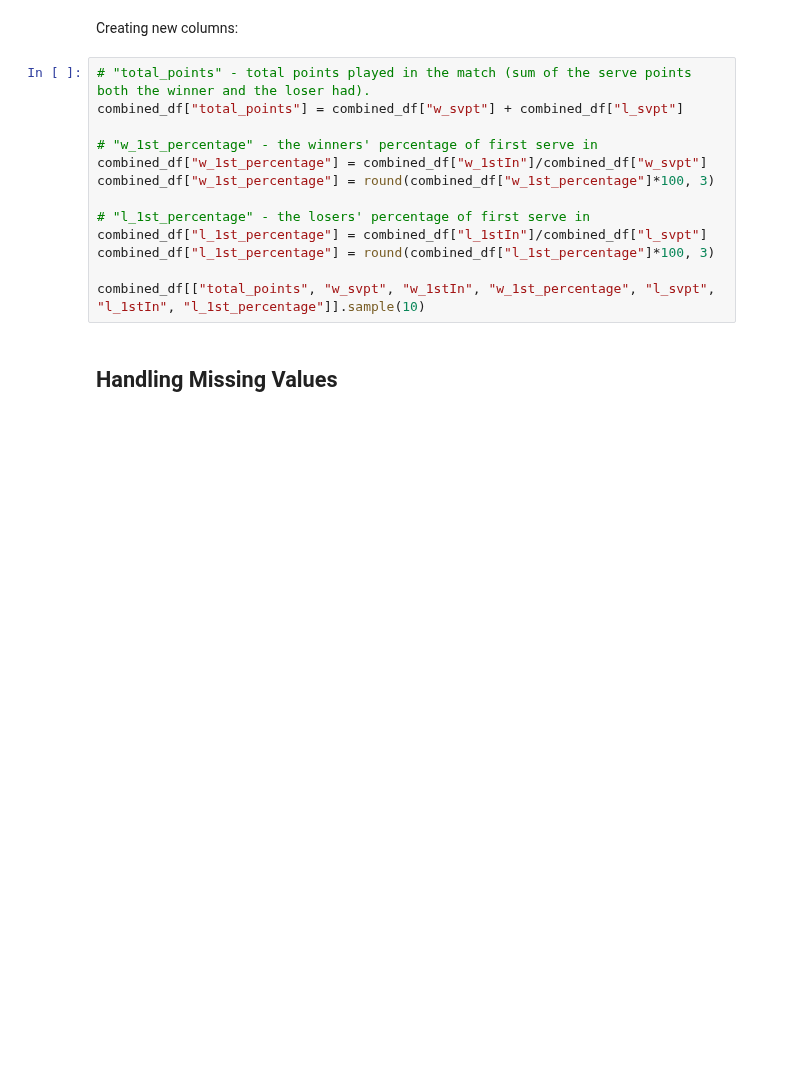
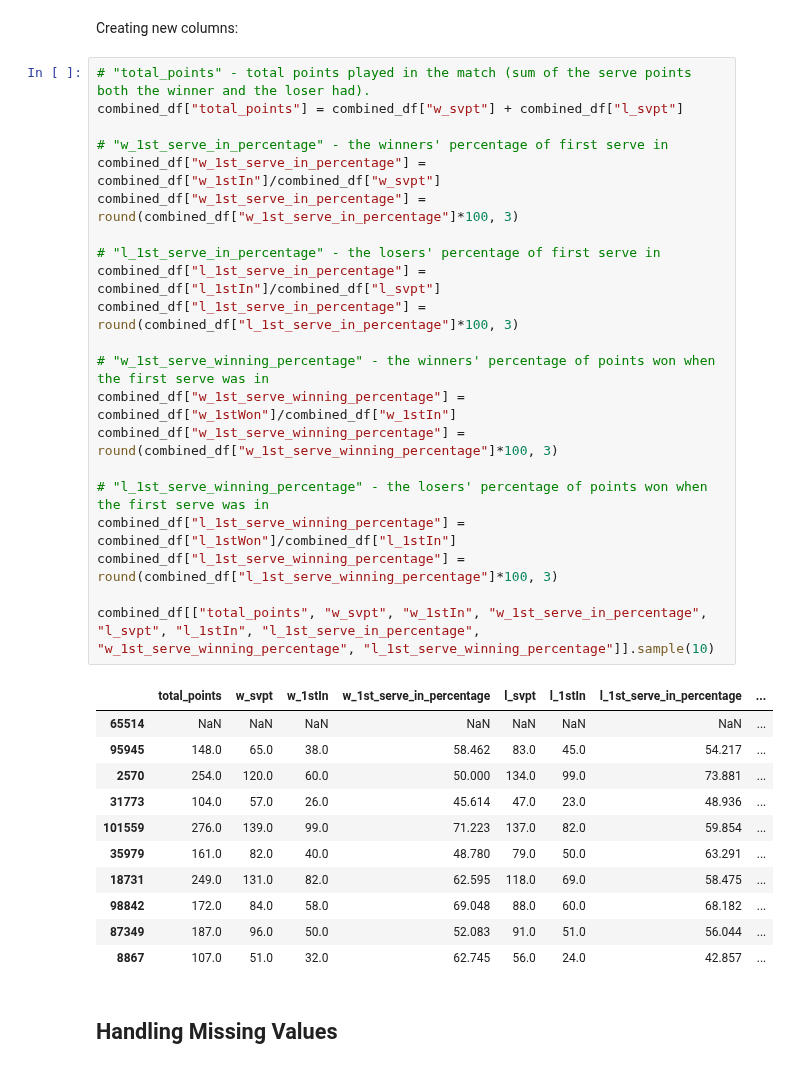
Before and after one commit to YoavWeller/Tennis_Analysis, a Jupyter notebook: tennis_analysis.ipynb, the cells around one changed output. Cells and saved outputs as stored; diff of their text form; blank space fills up the shorter version.

Commit message:
Update tennis_analysis.ipynb
Creating two new columns - the percentage of wins for first serve (both for the winners and losers)

```diff
--- a/tennis_analysis.ipynb
+++ b/tennis_analysis.ipynb
@@ -211,16 +189,36 @@ Creating new columns:
 # %%
 # "total_points" - total points played in the match (sum of the serve points both the winner and the loser had).
 combined_df["total_points"] = combined_df["w_svpt"] + combined_df["l_svpt"]
 
-# "w_1st_percentage" - the winners' percentage of first serve in
-combined_df["w_1st_percentage"] = combined_df["w_1stIn"]/combined_df["w_svpt"]
-combined_df["w_1st_percentage"] = round(combined_df["w_1st_percentage"]*100, 3)
+# "w_1st_serve_in_percentage" - the winners' percentage of first serve in
+combined_df["w_1st_serve_in_percentage"] = combined_df["w_1stIn"]/combined_df["w_svpt"]
+combined_df["w_1st_serve_in_percentage"] = round(combined_df["w_1st_serve_in_percentage"]*100, 3)
 
-# "l_1st_percentage" - the losers' percentage of first serve in
-combined_df["l_1st_percentage"] = combined_df["l_1stIn"]/combined_df["l_svpt"]
-combined_df["l_1st_percentage"] = round(combined_df["l_1st_percentage"]*100, 3)
+# "l_1st_serve_in_percentage" - the losers' percentage of first serve in
+combined_df["l_1st_serve_in_percentage"] = combined_df["l_1stIn"]/combined_df["l_svpt"]
+combined_df["l_1st_serve_in_percentage"] = round(combined_df["l_1st_serve_in_percentage"]*100, 3)
 
-combined_df[["total_points", "w_svpt", "w_1stIn", "w_1st_percentage", "l_svpt", "l_1stIn", "l_1st_percentage"]].sample(10)
+# "w_1st_serve_winning_percentage" - the winners' percentage of points won when the first serve was in
+combined_df["w_1st_serve_winning_percentage"] = combined_df["w_1stWon"]/combined_df["w_1stIn"]
+combined_df["w_1st_serve_winning_percentage"] = round(combined_df["w_1st_serve_winning_percentage"]*100, 3)
+
+# "l_1st_serve_winning_percentage" - the losers' percentage of points won when the first serve was in
+combined_df["l_1st_serve_winning_percentage"] = combined_df["l_1stWon"]/combined_df["l_1stIn"]
+combined_df["l_1st_serve_winning_percentage"] = round(combined_df["l_1st_serve_winning_percentage"]*100, 3)
+
+combined_df[["total_points", "w_svpt", "w_1stIn", "w_1st_serve_in_percentage", "l_svpt", "l_1stIn", "l_1st_serve_in_percentage", "w_1st_serve_winning_percentage", "l_1st_serve_winning_percentage"]].sample(10)
+# %% [output]
+|  | total_points | w_svpt | w_1stIn | w_1st_serve_in_percentage | l_svpt | l_1stIn | l_1st_serve_in_percentage | ... |
+| 65514 | NaN | NaN | NaN | NaN | NaN | NaN | NaN | ... |
+| 95945 | 148.0 | 65.0 | 38.0 | 58.462 | 83.0 | 45.0 | 54.217 | ... |
+| 2570 | 254.0 | 120.0 | 60.0 | 50.000 | 134.0 | 99.0 | 73.881 | ... |
+| 31773 | 104.0 | 57.0 | 26.0 | 45.614 | 47.0 | 23.0 | 48.936 | ... |
+| 101559 | 276.0 | 139.0 | 99.0 | 71.223 | 137.0 | 82.0 | 59.854 | ... |
+| 35979 | 161.0 | 82.0 | 40.0 | 48.780 | 79.0 | 50.0 | 63.291 | ... |
+| 18731 | 249.0 | 131.0 | 82.0 | 62.595 | 118.0 | 69.0 | 58.475 | ... |
+| 98842 | 172.0 | 84.0 | 58.0 | 69.048 | 88.0 | 60.0 | 68.182 | ... |
+| 87349 | 187.0 | 96.0 | 50.0 | 52.083 | 91.0 | 51.0 | 56.044 | ... |
+| 8867 | 107.0 | 51.0 | 32.0 | 62.745 | 56.0 | 24.0 | 42.857 | ... |
 # %% [markdown]
 ## Handling Missing Values
 # %% [markdown]
```
Also changed, not shown: parts of 18 cells of this notebook.
